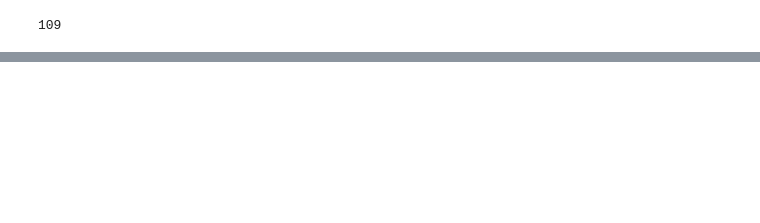
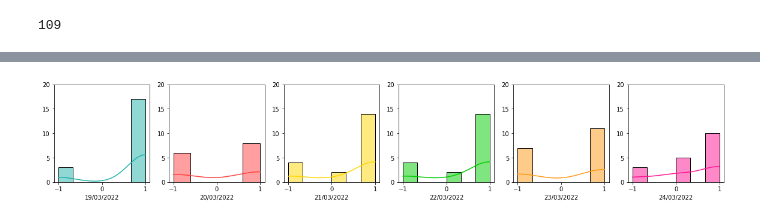
Before and after one commit to GSChacon/thermofeeler, a Jupyter notebook: notebooks/lau-fst_twitter_api.ipynb, the cells around one changed output, grey strips where cells are left out. Drawn from its saved outputs; the diff is of its cells as text; code cells hidden in the pictures; blank space fills up the shorter version.

```diff
--- a/notebooks/lau-fst_twitter_api.ipynb
+++ b/notebooks/lau-fst_twitter_api.ipynb
@@ -196,0 +226,2 @@ KeyError: 0
+# %%
+tweets_list, predict_list = predict_week(query)
@@ -196,0 +269,10 @@ KeyError: 0
+# %%
+for index, value in enumerate(predict_list):
+    if value == 0:
+        predict_list[index] = -1
+    elif value == 1:
+        predict_list[index] = 0
+    elif value == 2:
+        predict_list[index] = 1
+
+predict_list
@@ -196,0 +297,4 @@ KeyError: 0
+# %%
+df = pd.DataFrame(tweets_list[2],predict_list).reset_index()
+df['date'] = df[0].dt.strftime("%d/%m/%Y")
+df = df.drop(columns=[0])
@@ -196,0 +317,14 @@ KeyError: 0
+# %%
+colors = ["#20B2AA","#FF4040","#FFD700","#00CD00","#FF9912", "#FF1493"]
+
+plt.figure(figsize=(20,3))
+for i,date,color in zip(range(7), sorted(df.date.unique()),colors):
+    plt.subplot(1,6,i+1)
+    sentiment_day = df[df['date'] == date]['index']
+    sns.histplot(sentiment_day, color=color, kde=True)
+    plt.ylabel('')
+    plt.xlabel(date)
+    plt.yticks([0,5,10,15,20])
+    plt.xticks([-1,0,1]);
+# %% [output]
+[figure, added]
```
Also changed, not shown: parts of 20 cells of this notebook, 4 other files.
